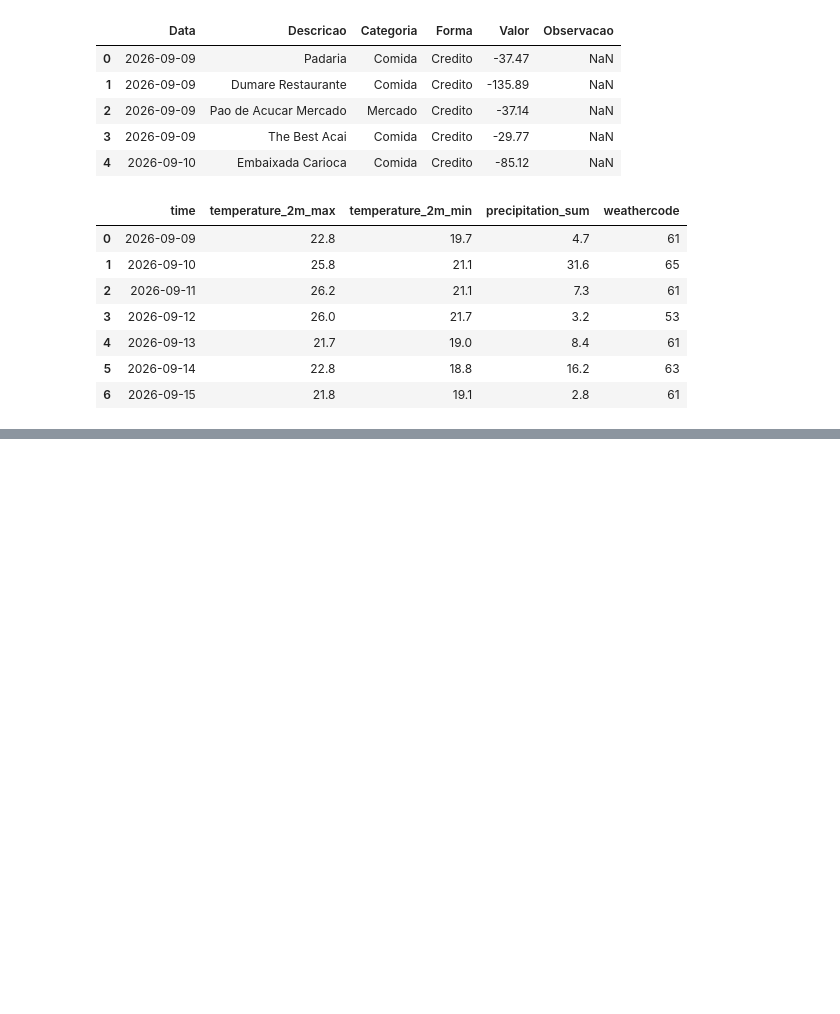
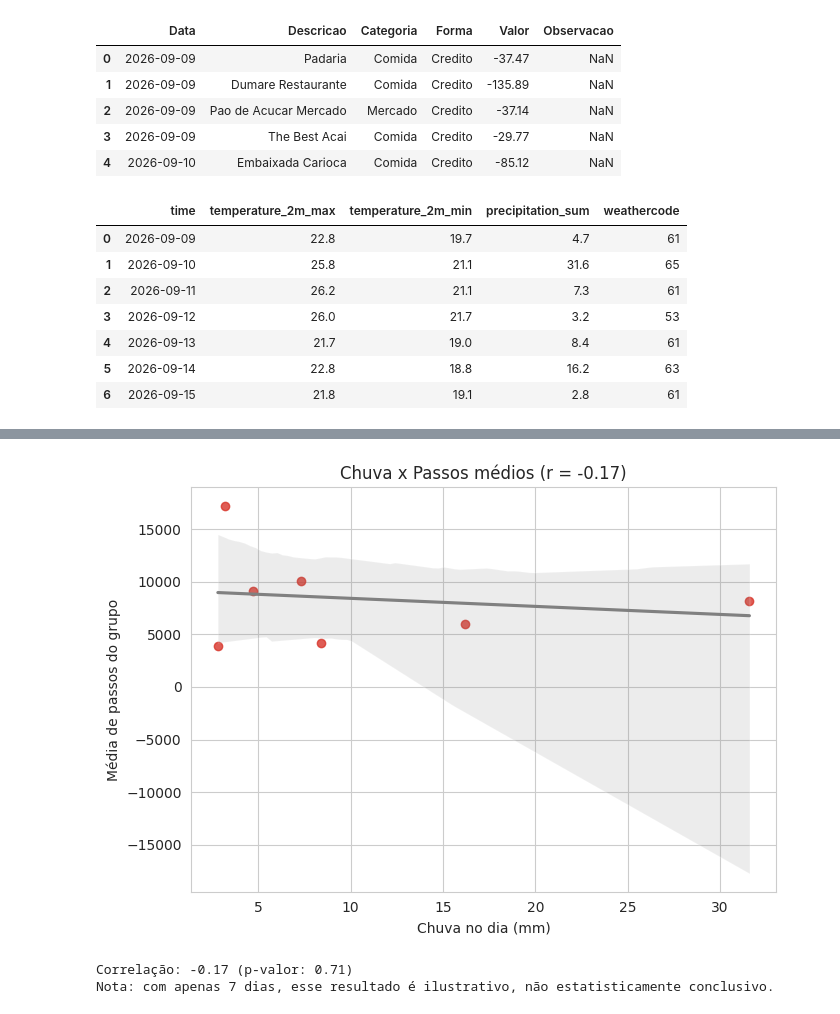
Before and after one commit to leticiamendes-data/rio-plan, a Jupyter notebook: analise/analise_viagem_rio.ipynb, the cells around one changed output, grey strips where cells are left out. Drawn from its saved outputs; the diff is of its cells as text; code cells hidden in the pictures; blank space fills up the shorter version.

```diff
--- a/analise/analise_viagem_rio.ipynb
+++ b/analise/analise_viagem_rio.ipynb
@@ -47,0 +159,28 @@ clima
+# %%
+clima["date"] = pd.to_datetime(clima["time"])
+
+passos_medio = passos.groupby("date")["steps"].mean().reset_index()
+passos_medio.columns = ["date", "avg_steps"]
+
+clima_passos = pd.merge(passos_medio, clima, on="date")
+
+from scipy import stats
+
+correlacao, p_valor = stats.pearsonr(clima_passos["precipitation_sum"], clima_passos["avg_steps"])
+
+plt.figure(figsize=(7, 5))
+sns.regplot(data=clima_passos, x="precipitation_sum", y="avg_steps",
+            scatter_kws={"color": "#D8352A"}, line_kws={"color": "gray"})
+plt.title(f"Chuva x Passos médios (r = {correlacao:.2f})")
+plt.xlabel("Chuva no dia (mm)")
+plt.ylabel("Média de passos do grupo")
+plt.tight_layout()
+plt.savefig("grafico-clima-passos.png", dpi=150)
+plt.show()
+
+print(f"Correlação: {correlacao:.2f} (p-valor: {p_valor:.2f})")
+print("Nota: com apenas 7 dias, esse resultado é ilustrativo, não estatisticamente conclusivo.")
+# %% [output]
+[figure, added]
+Correlação: -0.17 (p-valor: 0.71)
+Nota: com apenas 7 dias, esse resultado é ilustrativo, não estatisticamente conclusivo.
```
Also changed, not shown: parts of 12 cells of this notebook.
